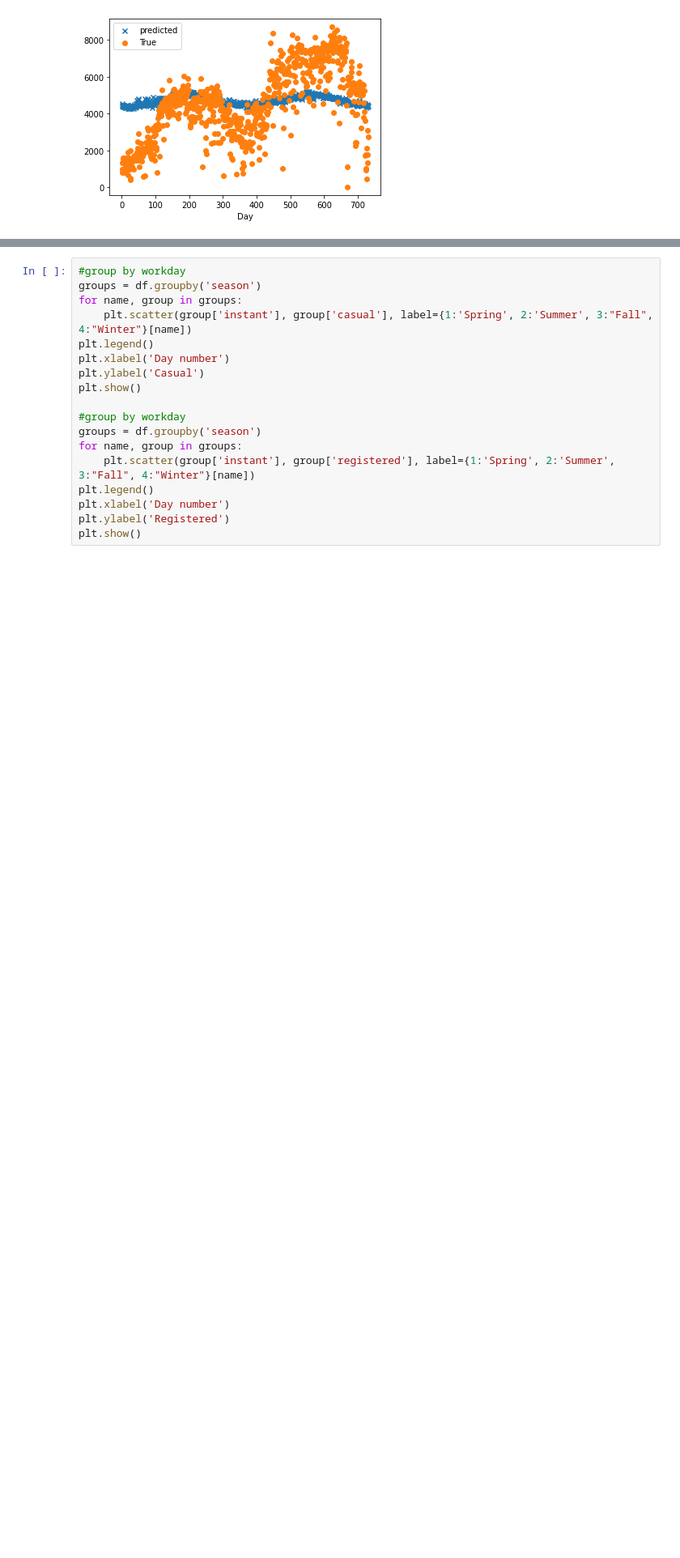
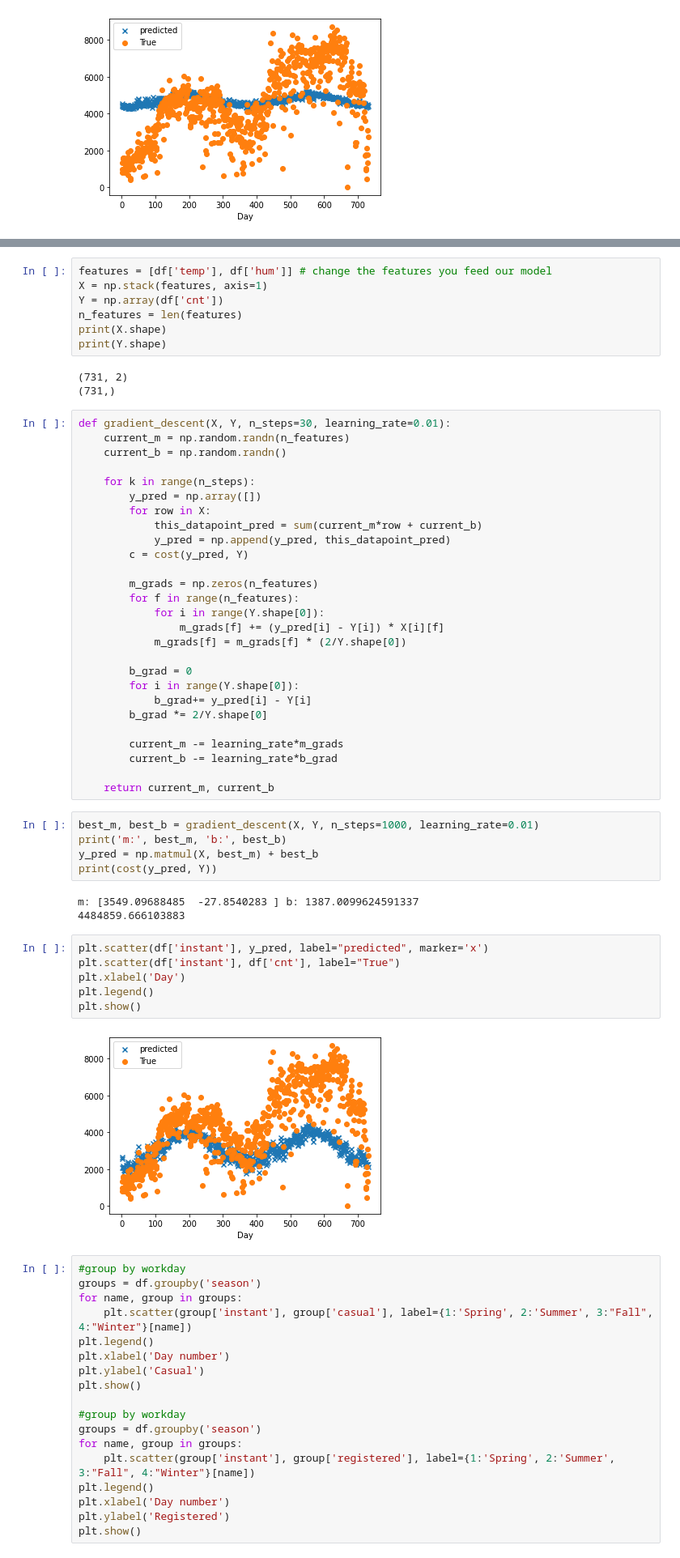
Before and after one commit to haron1100/teach-ml, a Jupyter notebook: DataViz.ipynb, the cells around one changed output, grey strips where cells are left out. Shown: that part at 81% size. Cells and saved outputs as stored; diff of their text form; blank space fills up the shorter version.

```diff
--- a/DataViz.ipynb
+++ b/DataViz.ipynb
@@ -451,3 +464,56 @@ plt.show()
+# %%
+features = [df['temp'], df['hum']] # change the features you feed our model
+X = np.stack(features, axis=1)
+Y = np.array(df['cnt'])
+n_features = len(features)
+print(X.shape)
+print(Y.shape)
+# %% [output]
+(731, 2)
+(731,)
+# %%
+def gradient_descent(X, Y, n_steps=30, learning_rate=0.01):
+    current_m = np.random.randn(n_features)
+    current_b = np.random.randn()
+
+    for k in range(n_steps):
+        y_pred = np.array([])
+        for row in X:
+            this_datapoint_pred = sum(current_m*row + current_b)
+            y_pred = np.append(y_pred, this_datapoint_pred)
+        c = cost(y_pred, Y)
+
+        m_grads = np.zeros(n_features)
+        for f in range(n_features):
+            for i in range(Y.shape[0]):
+                m_grads[f] += (y_pred[i] - Y[i]) * X[i][f]
+            m_grads[f] = m_grads[f] * (2/Y.shape[0])
+
+        b_grad = 0
+        for i in range(Y.shape[0]):
+            b_grad+= y_pred[i] - Y[i]
+        b_grad *= 2/Y.shape[0]
+
+        current_m -= learning_rate*m_grads
+        current_b -= learning_rate*b_grad
+
+    return current_m, current_b
+# %%
+best_m, best_b = gradient_descent(X, Y, n_steps=1000, learning_rate=0.01)
+print('m:', best_m, 'b:', best_b)
+y_pred = np.matmul(X, best_m) + best_b
+print(cost(y_pred, Y))
+# %% [output]
+m: [3549.09688485  -27.8540283 ] b: 1387.0099624591337
+4484859.666103883
+# %%
+plt.scatter(df['instant'], y_pred, label="predicted", marker='x')
+plt.scatter(df['instant'], df['cnt'], label="True")
+plt.xlabel('Day')
+plt.legend()
+plt.show()
+# %% [output]
+[figure, added]
 # %%
 #group by workday
 groups = df.groupby('season')
```
Also changed, not shown: parts of 4 cells of this notebook.
